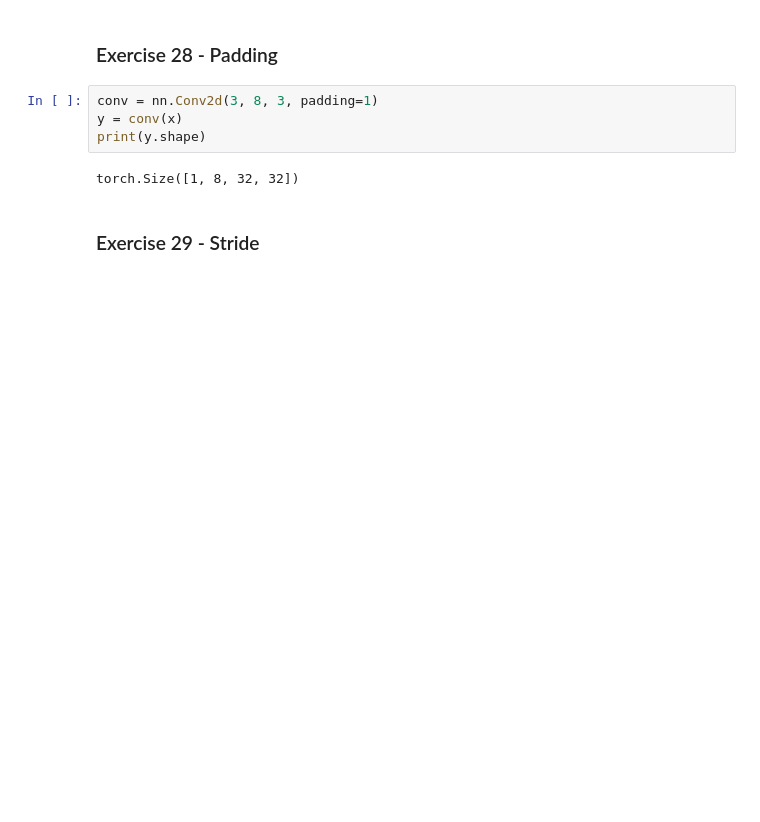
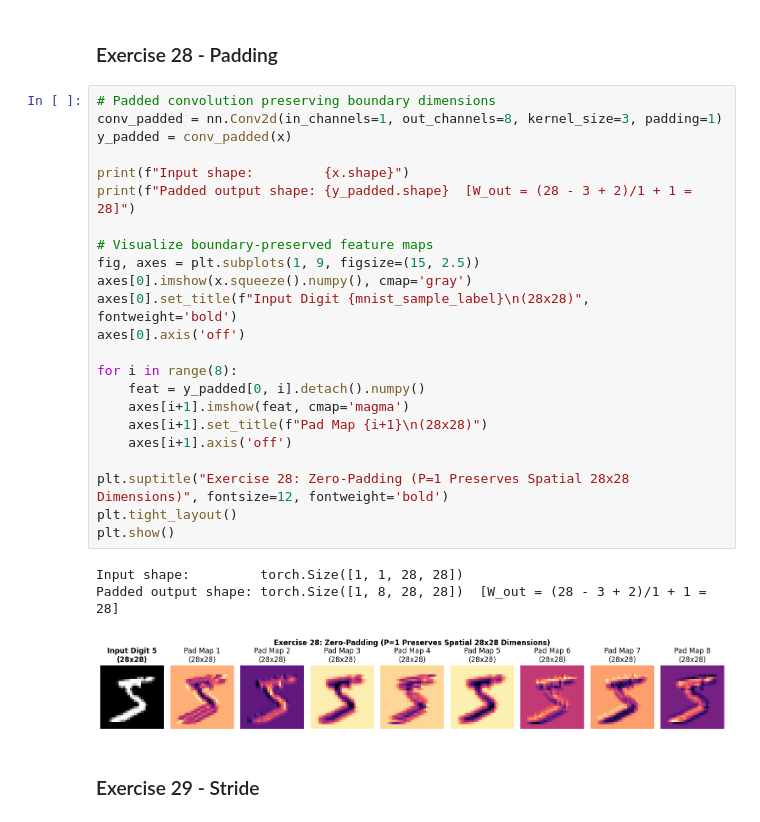
Before and after one commit to Advaith4/CV---FWC, a Jupyter notebook: computer_vision_exercises.ipynb, the cells around one changed output. Saved outputs shown, nothing was run; the diff lists cells and outputs as text; blank space fills up the shorter version.

```diff
--- a/computer_vision_exercises.ipynb
+++ b/computer_vision_exercises.ipynb
@@ -444,11 +490,32 @@ torch.Size([1, 8, 30, 30])
 # %% [markdown]
 ### Exercise 28 - Padding
 # %%
-conv = nn.Conv2d(3, 8, 3, padding=1)
-y = conv(x)
-print(y.shape)
+# Padded convolution preserving boundary dimensions
+conv_padded = nn.Conv2d(in_channels=1, out_channels=8, kernel_size=3, padding=1)
+y_padded = conv_padded(x)
+
+print(f"Input shape:         {x.shape}")
+print(f"Padded output shape: {y_padded.shape}  [W_out = (28 - 3 + 2)/1 + 1 = 28]")
+
+# Visualize boundary-preserved feature maps
+fig, axes = plt.subplots(1, 9, figsize=(15, 2.5))
+axes[0].imshow(x.squeeze().numpy(), cmap='gray')
+axes[0].set_title(f"Input Digit {mnist_sample_label}\n(28x28)", fontweight='bold')
+axes[0].axis('off')
+
+for i in range(8):
+    feat = y_padded[0, i].detach().numpy()
+    axes[i+1].imshow(feat, cmap='magma')
+    axes[i+1].set_title(f"Pad Map {i+1}\n(28x28)")
+    axes[i+1].axis('off')
+
+plt.suptitle("Exercise 28: Zero-Padding (P=1 Preserves Spatial 28x28 Dimensions)", fontsize=12, fontweight='bold')
+plt.tight_layout()
+plt.show()
 # %% [output]
-torch.Size([1, 8, 32, 32])
+Input shape:         torch.Size([1, 1, 28, 28])
+Padded output shape: torch.Size([1, 8, 28, 28])  [W_out = (28 - 3 + 2)/1 + 1 = 28]
+[figure, added]
 # %% [markdown]
 ### Exercise 29 - Stride
 # %%
```
Also changed, not shown: parts of 16 cells of this notebook, 1 other file.
